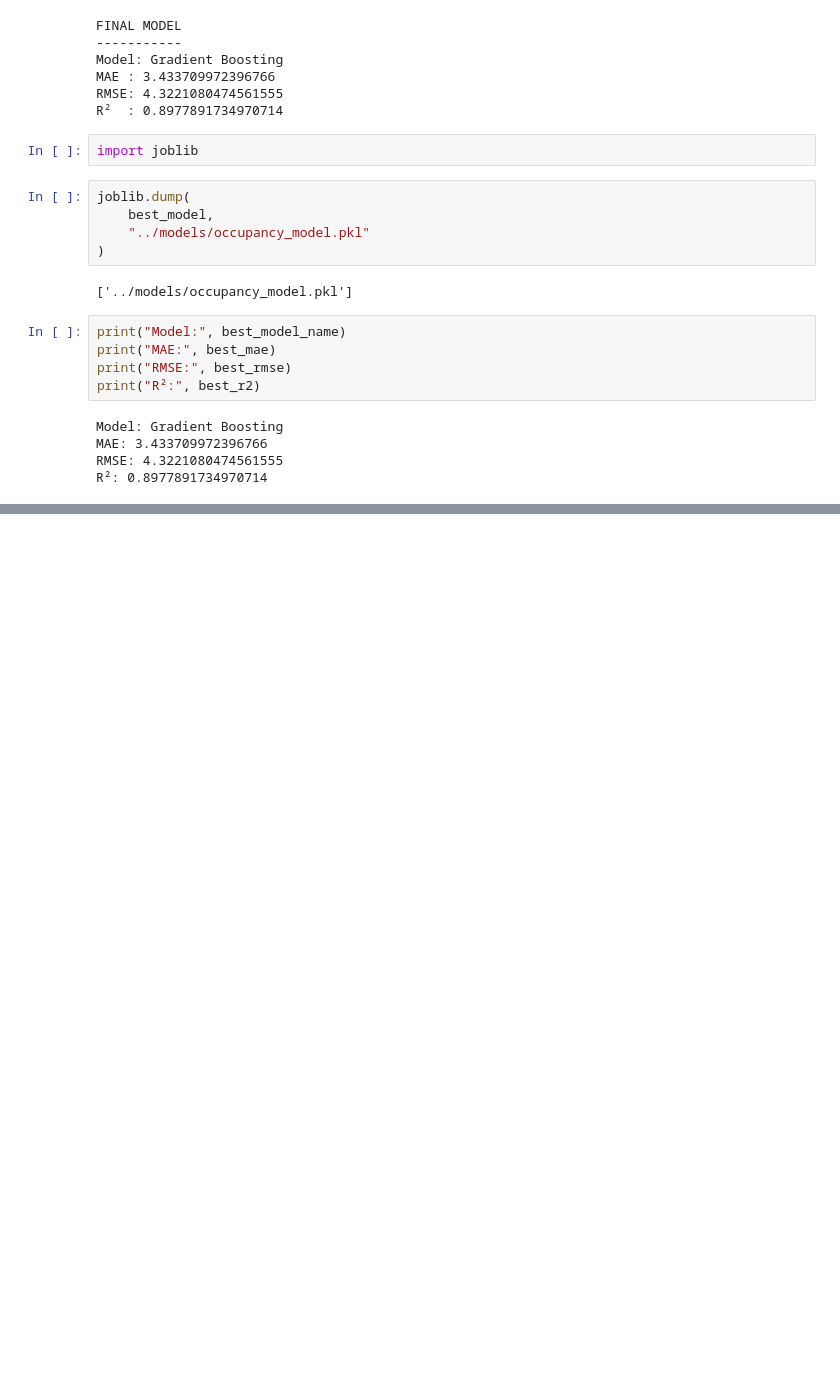
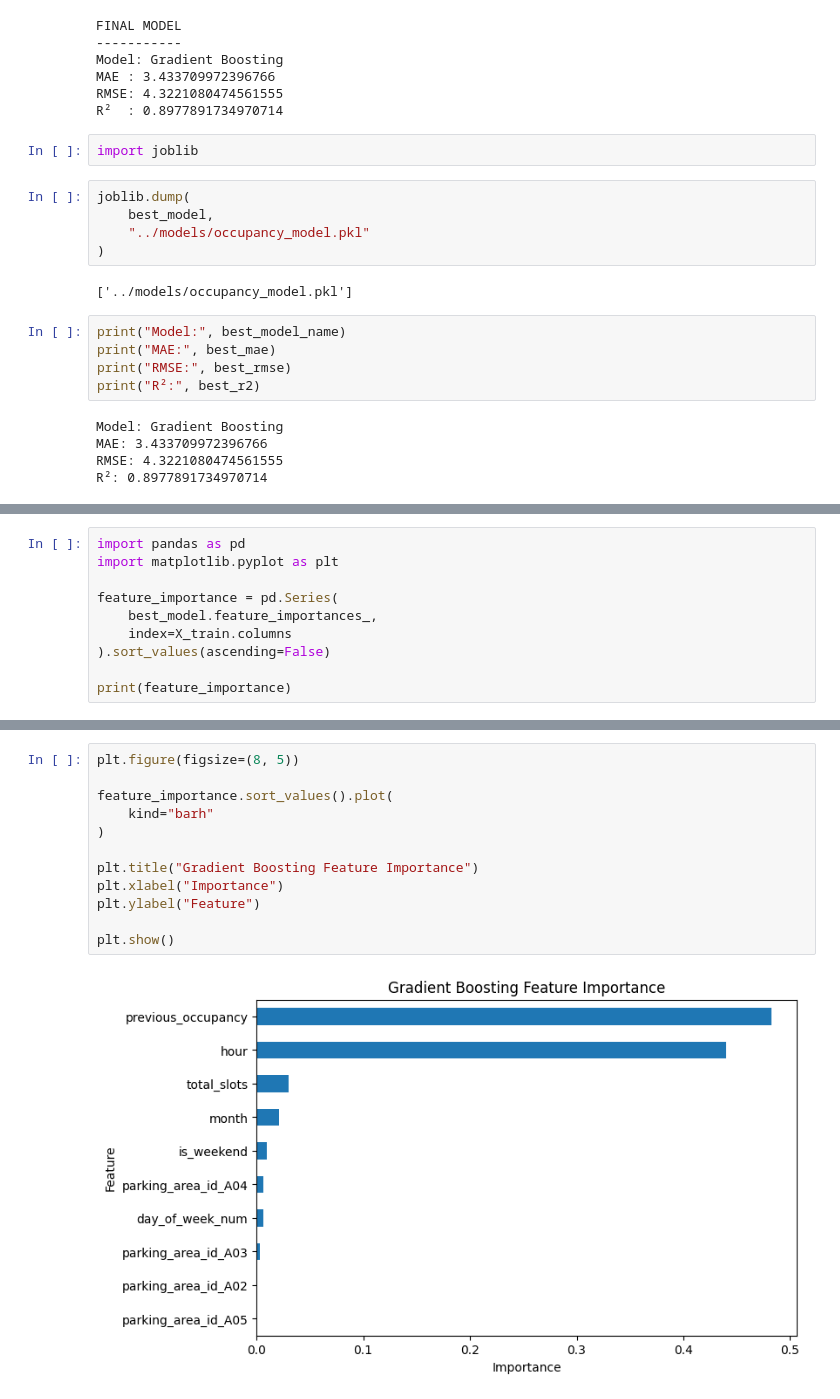
Before and after one commit to praveenchoppa/smart-parking-solution, a Jupyter notebook: ai/module3/notebooks/occupancy_prediction.ipynb, the cells around one changed output, grey strips where cells are left out. Saved outputs shown, nothing was run; the diff lists cells and outputs as text; blank space fills up the shorter version.

Commit message:
Improve occupancy prediction model

```diff
--- a/ai/module3/notebooks/occupancy_prediction.ipynb
+++ b/ai/module3/notebooks/occupancy_prediction.ipynb
@@ -644,0 +658,10 @@ R²: 0.8977891734970714
+# %%
+import pandas as pd
+import matplotlib.pyplot as plt
+
+feature_importance = pd.Series(
+    best_model.feature_importances_,
+    index=X_train.columns
+).sort_values(ascending=False)
+
+print(feature_importance)
@@ -644,0 +680,14 @@ R²: 0.8977891734970714
+# %%
+plt.figure(figsize=(8, 5))
+
+feature_importance.sort_values().plot(
+    kind="barh"
+)
+
+plt.title("Gradient Boosting Feature Importance")
+plt.xlabel("Importance")
+plt.ylabel("Feature")
+
+plt.show()
+# %% [output]
+[figure, added]
```
Also changed, not shown: parts of 38 cells of this notebook, 3 other files.
